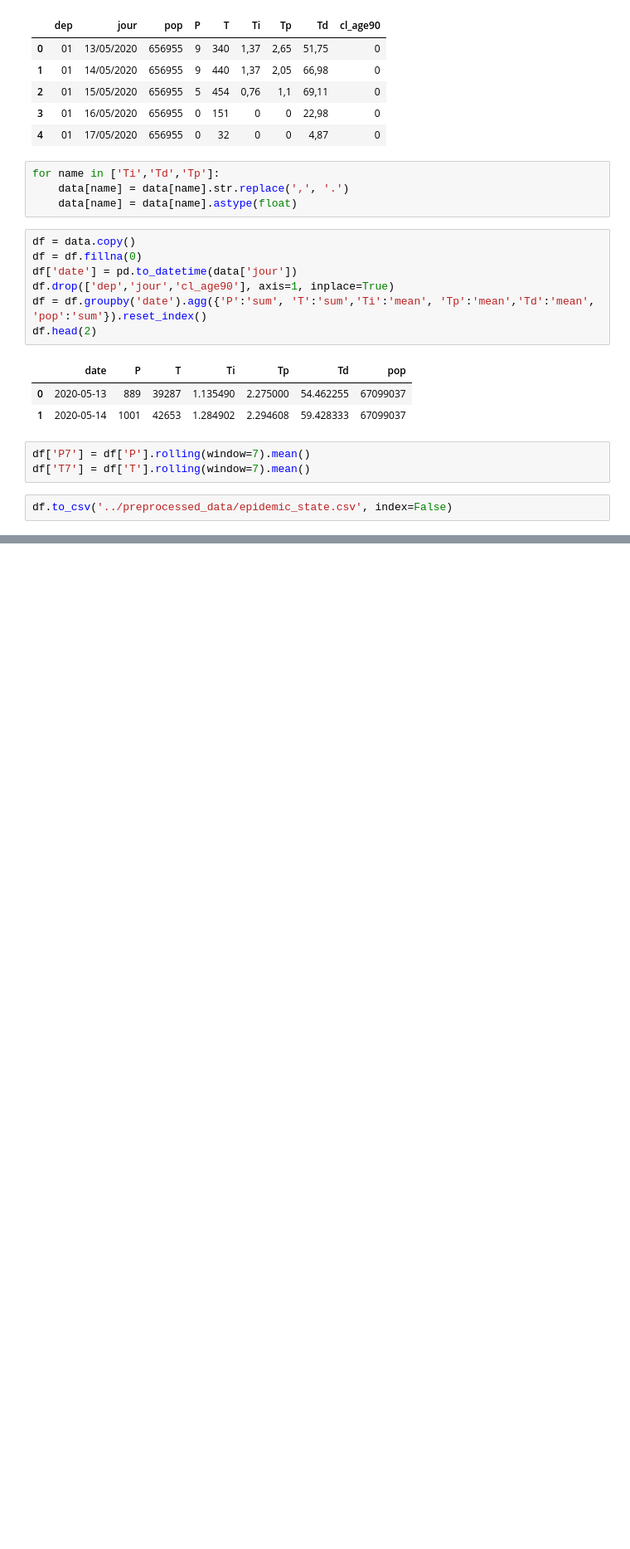
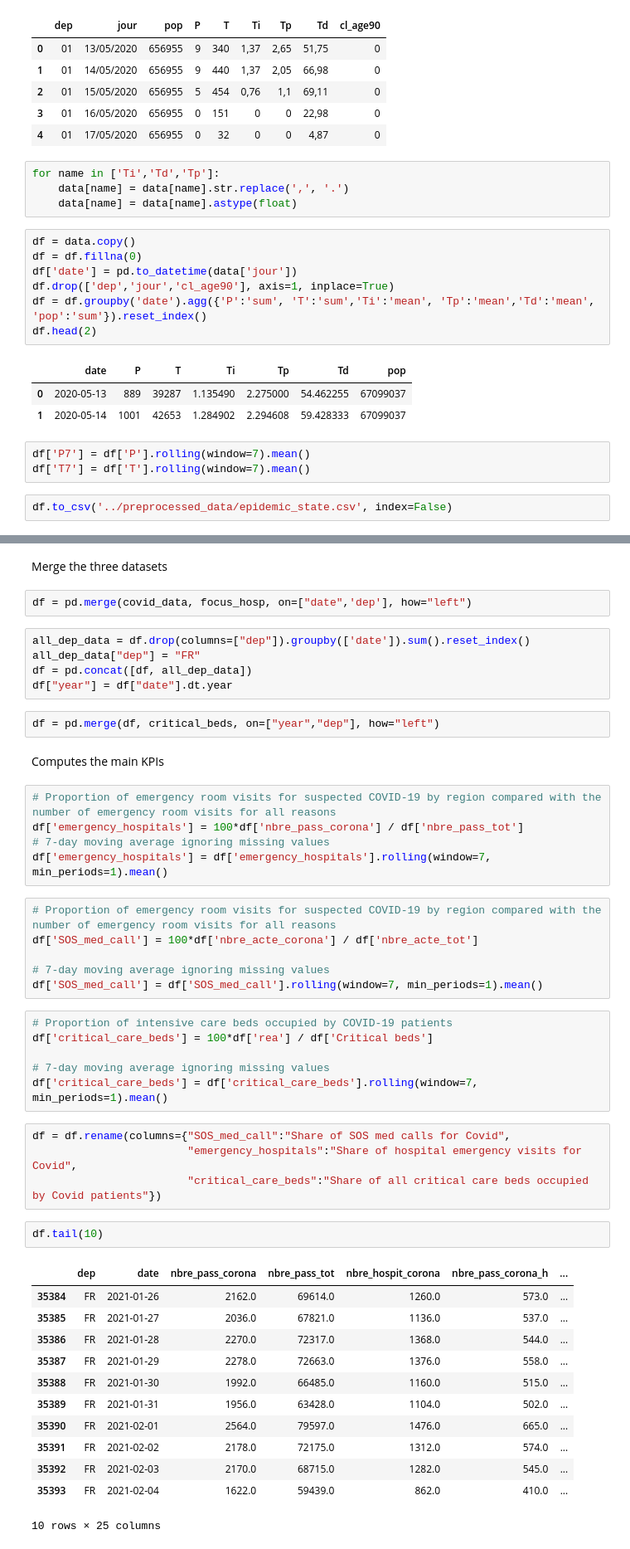
Before and after one commit to Guillaumegg200/Tracker-COVID-19, a Jupyter notebook: notebooks/preprocessing.ipynb, the cells around one changed output, grey strips where cells are left out. Shown at 83% size. Saved outputs shown, nothing was run; the diff lists cells and outputs as text; blank space fills up the shorter version.

```diff
--- a/notebooks/preprocessing.ipynb
+++ b/notebooks/preprocessing.ipynb
@@ -42,0 +111,49 @@ df.to_csv('../preprocessed_data/epidemic_state.csv', index=False)
+# %% [markdown]
+Merge the three datasets
+# %%
+df = pd.merge(covid_data, focus_hosp, on=["date",'dep'], how="left")
+# %%
+all_dep_data = df.drop(columns=["dep"]).groupby(['date']).sum().reset_index()
+all_dep_data["dep"] = "FR"
+df = pd.concat([df, all_dep_data])
+df["year"] = df["date"].dt.year
+# %%
+df = pd.merge(df, critical_beds, on=["year","dep"], how="left")
+# %% [markdown]
+Computes the main KPIs
+# %%
+# Proportion of emergency room visits for suspected COVID-19 by region compared with the number of emergency room visits for all reasons
+df['emergency_hospitals'] = 100*df['nbre_pass_corona'] / df['nbre_pass_tot']
+# 7-day moving average ignoring missing values
+df['emergency_hospitals'] = df['emergency_hospitals'].rolling(window=7, min_periods=1).mean()
+# %%
+# Proportion of emergency room visits for suspected COVID-19 by region compared with the number of emergency room visits for all reasons
+df['SOS_med_call'] = 100*df['nbre_acte_corona'] / df['nbre_acte_tot']
+
+# 7-day moving average ignoring missing values
+df['SOS_med_call'] = df['SOS_med_call'].rolling(window=7, min_periods=1).mean()
+# %%
+# Proportion of intensive care beds occupied by COVID-19 patients
+df['critical_care_beds'] = 100*df['rea'] / df['Critical beds']
+
+# 7-day moving average ignoring missing values
+df['critical_care_beds'] = df['critical_care_beds'].rolling(window=7, min_periods=1).mean()
+# %%
+df = df.rename(columns={"SOS_med_call":"Share of SOS med calls for Covid",
+                        "emergency_hospitals":"Share of hospital emergency visits for Covid",
+                        "critical_care_beds":"Share of all critical care beds occupied by Covid patients"})
+# %%
+df.tail(10)
+# %% [output]
+|  | dep | date | nbre_pass_corona | nbre_pass_tot | nbre_hospit_corona | nbre_pass_corona_h | ... |
+| 35384 | FR | 2021-01-26 | 2162.0 | 69614.0 | 1260.0 | 573.0 | ... |
+| 35385 | FR | 2021-01-27 | 2036.0 | 67821.0 | 1136.0 | 537.0 | ... |
+| 35386 | FR | 2021-01-28 | 2270.0 | 72317.0 | 1368.0 | 544.0 | ... |
+| 35387 | FR | 2021-01-29 | 2278.0 | 72663.0 | 1376.0 | 558.0 | ... |
+| 35388 | FR | 2021-01-30 | 1992.0 | 66485.0 | 1160.0 | 515.0 | ... |
+| 35389 | FR | 2021-01-31 | 1956.0 | 63428.0 | 1104.0 | 502.0 | ... |
+| 35390 | FR | 2021-02-01 | 2564.0 | 79597.0 | 1476.0 | 665.0 | ... |
+| 35391 | FR | 2021-02-02 | 2178.0 | 72175.0 | 1312.0 | 574.0 | ... |
+| 35392 | FR | 2021-02-03 | 2170.0 | 68715.0 | 1282.0 | 545.0 | ... |
+| 35393 | FR | 2021-02-04 | 1622.0 | 59439.0 | 862.0 | 410.0 | ... |
+10 rows × 25 columns
```
Also changed, not shown: parts of 15 cells of this notebook, 8 other files.
